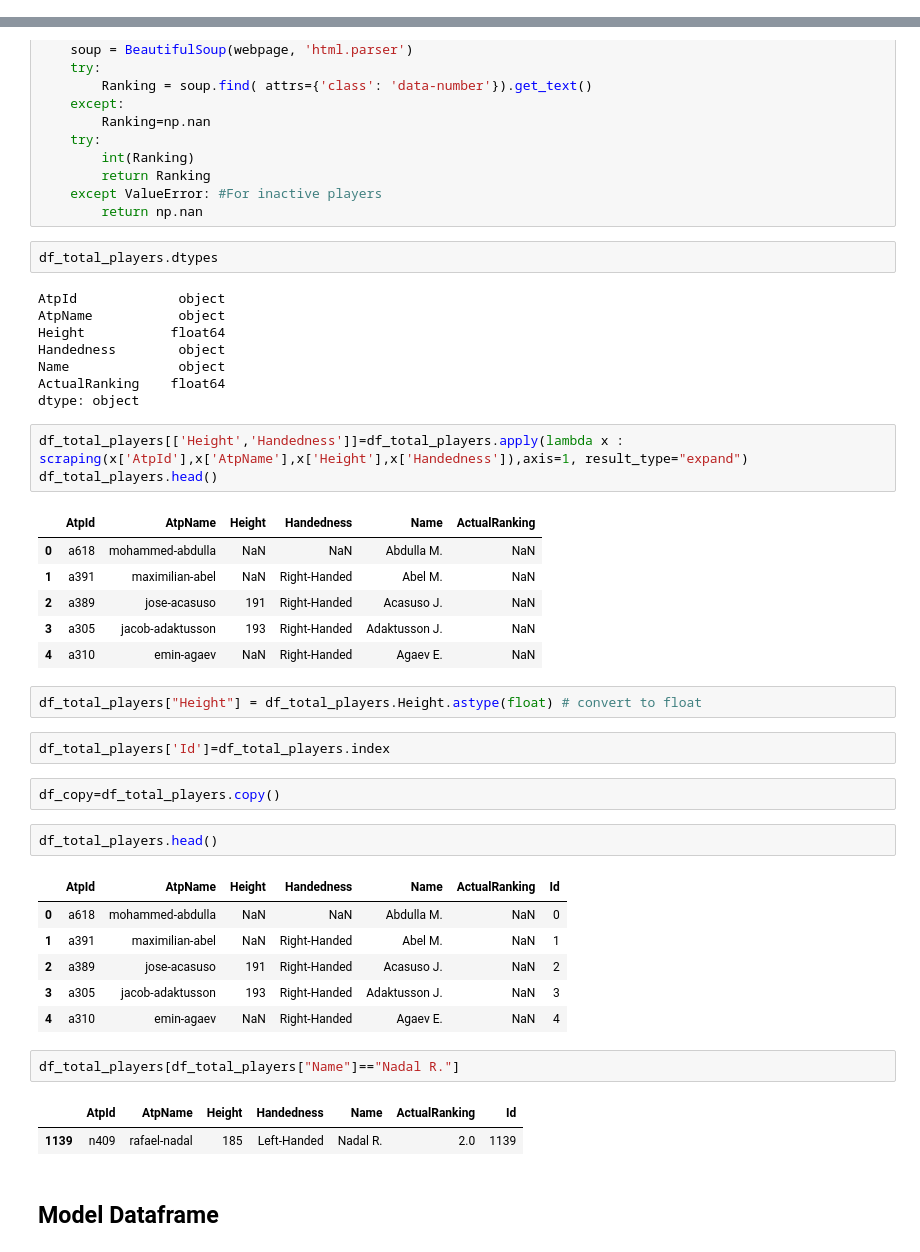
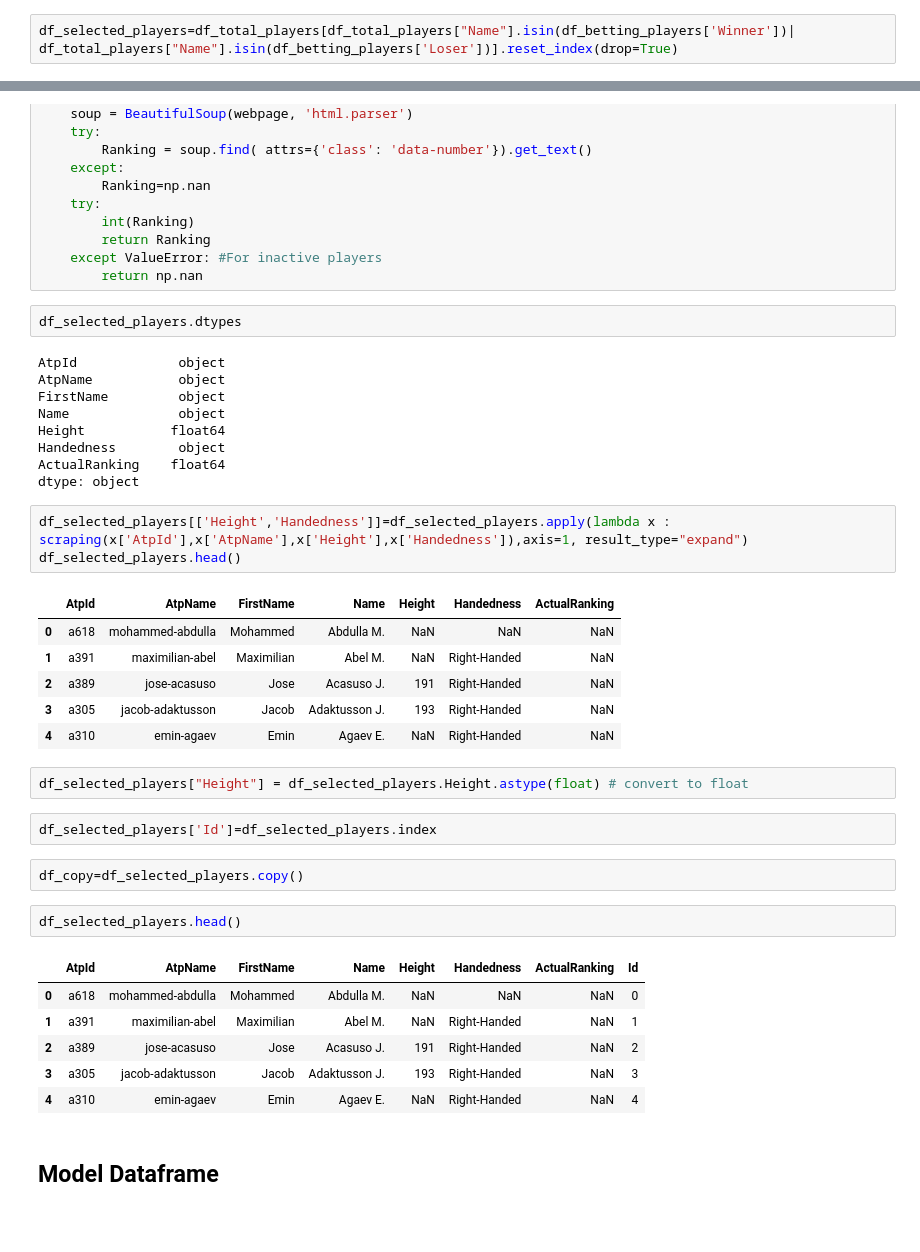
Before and after one commit to pmecchia/atp_matches, a Jupyter notebook: Clean Notebook.ipynb, the cells around one changed output, grey strips where cells are left out. Saved outputs shown, nothing was run; the diff lists cells and outputs as text; blank space fills up the shorter version.

Commit message:
improve players dataframe

```diff
--- a/Clean Notebook.ipynb
+++ b/Clean Notebook.ipynb
@@ -223,0 +208,2 @@ df_total_players[df_total_players["Name"]=="Nadal R."]
+# %%
+df_selected_players=df_total_players[df_total_players["Name"].isin(df_betting_players['Winner'])| df_total_players["Name"].isin(df_betting_players['Loser'])].reset_index(drop=True)
@@ -292,45 +282,41 @@ def UpdateRanking(atpId,atpName):
     except ValueError: #For inactive players
         return np.nan
 # %%
-df_total_players.dtypes
+df_selected_players.dtypes
 # %% [output]
 AtpId             object
 AtpName           object
+FirstName         object
+Name              object
 Height           float64
 Handedness        object
-Name              object
 ActualRanking    float64
 dtype: object
 # %%
-df_total_players[['Height','Handedness']]=df_total_players.apply(lambda x : scraping(x['AtpId'],x['AtpName'],x['Height'],x['Handedness']),axis=1, result_type="expand")
-df_total_players.head()
+df_selected_players[['Height','Handedness']]=df_selected_players.apply(lambda x : scraping(x['AtpId'],x['AtpName'],x['Height'],x['Handedness']),axis=1, result_type="expand")
+df_selected_players.head()
 # %% [output]
-|  | AtpId | AtpName | Height | Handedness | Name | ActualRanking |
-| 0 | a618 | mohammed-abdulla | NaN | NaN | Abdulla M. | NaN |
-| 1 | a391 | maximilian-abel | NaN | Right-Handed | Abel M. | NaN |
-| 2 | a389 | jose-acasuso | 191 | Right-Handed | Acasuso J. | NaN |
-| 3 | a305 | jacob-adaktusson | 193 | Right-Handed | Adaktusson J. | NaN |
-| 4 | a310 | emin-agaev | NaN | Right-Handed | Agaev E. | NaN |
+|  | AtpId | AtpName | FirstName | Name | Height | Handedness | ActualRanking |
+| 0 | a618 | mohammed-abdulla | Mohammed | Abdulla M. | NaN | NaN | NaN |
+| 1 | a391 | maximilian-abel | Maximilian | Abel M. | NaN | Right-Handed | NaN |
+| 2 | a389 | jose-acasuso | Jose | Acasuso J. | 191 | Right-Handed | NaN |
+| 3 | a305 | jacob-adaktusson | Jacob | Adaktusson J. | 193 | Right-Handed | NaN |
+| 4 | a310 | emin-agaev | Emin | Agaev E. | NaN | Right-Handed | NaN |
 # %%
-df_total_players["Height"] = df_total_players.Height.astype(float) # convert to float
+df_selected_players["Height"] = df_selected_players.Height.astype(float) # convert to float
 # %%
-df_total_players['Id']=df_total_players.index
+df_selected_players['Id']=df_selected_players.index
 # %%
-df_copy=df_total_players.copy()
+df_copy=df_selected_players.copy()
 # %%
-df_total_players.head()
+df_selected_players.head()
 # %% [output]
-|  | AtpId | AtpName | Height | Handedness | Name | ActualRanking | Id |
-| 0 | a618 | mohammed-abdulla | NaN | NaN | Abdulla M. | NaN | 0 |
-| 1 | a391 | maximilian-abel | NaN | Right-Handed | Abel M. | NaN | 1 |
-| 2 | a389 | jose-acasuso | 191 | Right-Handed | Acasuso J. | NaN | 2 |
-| 3 | a305 | jacob-adaktusson | 193 | Right-Handed | Adaktusson J. | NaN | 3 |
-| 4 | a310 | emin-agaev | NaN | Right-Handed | Agaev E. | NaN | 4 |
+|  | AtpId | AtpName | FirstName | Name | Height | Handedness | ActualRanking | Id |
+| 0 | a618 | mohammed-abdulla | Mohammed | Abdulla M. | NaN | NaN | NaN | 0 |
+| 1 | a391 | maximilian-abel | Maximilian | Abel M. | NaN | Right-Handed | NaN | 1 |
+| 2 | a389 | jose-acasuso | Jose | Acasuso J. | 191 | Right-Handed | NaN | 2 |
+| 3 | a305 | jacob-adaktusson | Jacob | Adaktusson J. | 193 | Right-Handed | NaN | 3 |
+| 4 | a310 | emin-agaev | Emin | Agaev E. | NaN | Right-Handed | NaN | 4 |
-# %%
-df_total_players[df_total_players["Name"]=="Nadal R."]
-# %% [output]
-|  | AtpId | AtpName | Height | Handedness | Name | ActualRanking | Id |
-| 1139 | n409 | rafael-nadal | 185 | Left-Handed | Nadal R. | 2.0 | 1139 |
 # %% [markdown]
 ## Model Dataframe
 # %% [markdown]
```
Also changed, not shown: parts of 31 cells of this notebook.
